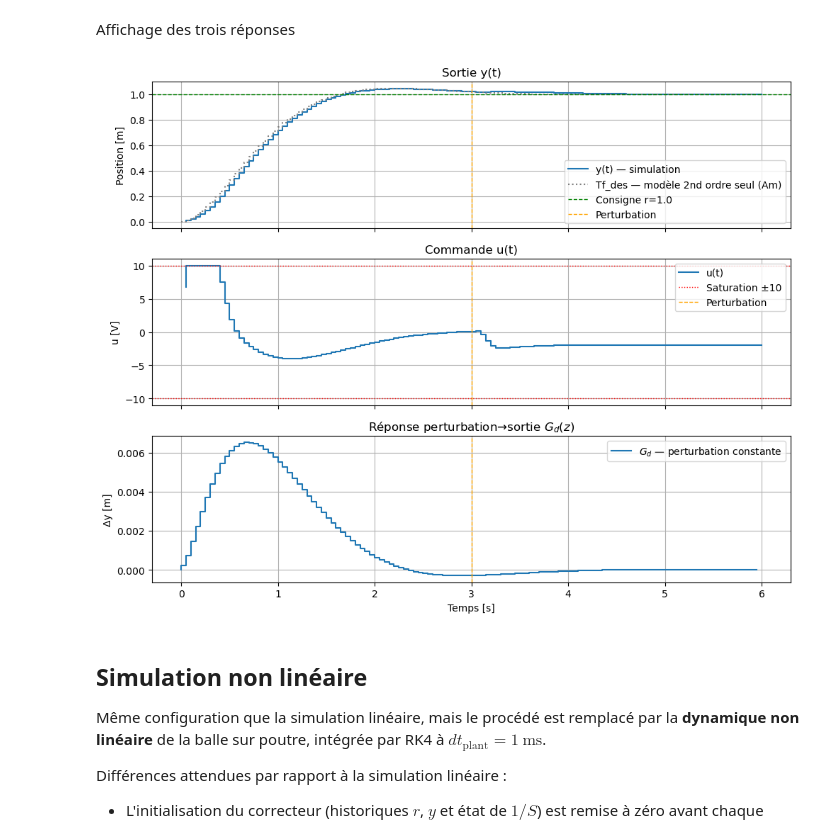
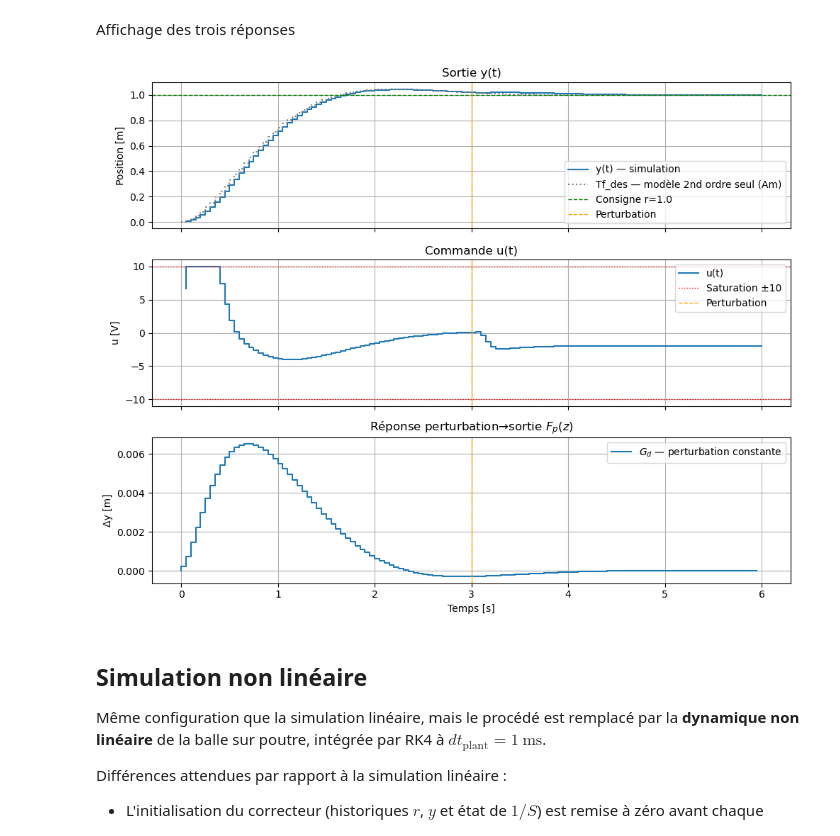
Before and after one commit to Bababoey123/PythonDiscreteControl, a Jupyter notebook: CommandeDoubleIntégrateur_RST.ipynb, the cells around one changed output. Cells and saved outputs as stored; diff of their text form; code cells hidden in the pictures.

```diff
--- a/CommandeDoubleIntégrateur_RST.ipynb
+++ b/CommandeDoubleIntégrateur_RST.ipynb
@@ -253,38 +244,37 @@ _, y_lib_Hcl = ct.step_response(H_cl, t)   # réponse de la boucle fermée réel
 fig, ax = plt.subplots(3, 1, figsize=(10, 8), sharex=True)
 
 ax[0].step(logger_rst.t_hist, logger_rst.y_hist, label='y(t) — simulation')
-#ax[0].step(t, np.squeeze(y_lib_Hcl), linestyle='--', color='steelblue', label='H_cl — BF réelle (Am·A0)')
 ax[0].step(t, np.squeeze(y_lib),     linestyle=':',  color='gray',      label='Tf_des — modèle 2nd ordre seul (Am)')
 ax[0].axhline(y=reference, color='green', linestyle='--', linewidth=1, label=f'Consigne r={reference}')
 ax[0].axvline(x=3, color='orange', linestyle='--', linewidth=1, label='Perturbation')
 ax[0].set_title("Sortie y(t)")
 ax[0].set_ylabel("Position [m]")
 ax[0].legend()
 ax[0].grid()
 
 ax[1].step(logger_rst.t_hist, logger_rst.u_hist, label='u(t)')
 ax[1].axhline(y= 10, color='red', linestyle=':', linewidth=1, label='Saturation ±10')
 ax[1].axhline(y=-10, color='red', linestyle=':', linewidth=1)
 ax[1].axvline(x=3, color='orange', linestyle='--', linewidth=1, label='Perturbation')
 ax[1].set_title("Commande u(t)")
 ax[1].set_ylabel("u [V]")
 ax[1].legend()
 ax[1].grid()
 
 ax[2].step(t, d_resp, label='$G_d$ — perturbation constante')
 ax[2].axvline(x=3, color='orange', linestyle='--', linewidth=1)
-ax[2].set_title("Réponse perturbation→sortie $G_d(z)$")
+ax[2].set_title("Réponse perturbation→sortie $F_p(z)$")
 ax[2].set_ylabel("Δy [m]")
 ax[2].set_xlabel("Temps [s]")
 ax[2].legend()
 ax[2].grid()
 
 plt.tight_layout()
 ### pour enregister la figure décommenter ceci
 #plt.savefig("Commade_PID_figure1")
 plt.show()
 # %% [output]
-[figure, old version]
+[figure, new version]
 # %% [markdown]
 ## Simulation non linéaire
 
```
Also changed, not shown: parts of 8 cells of this notebook.
